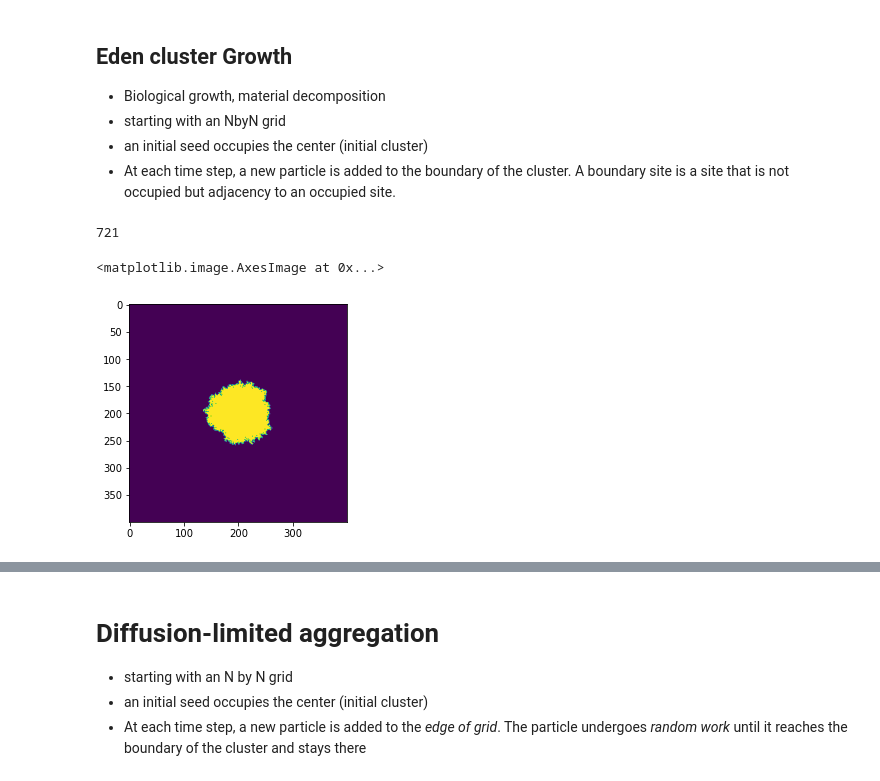
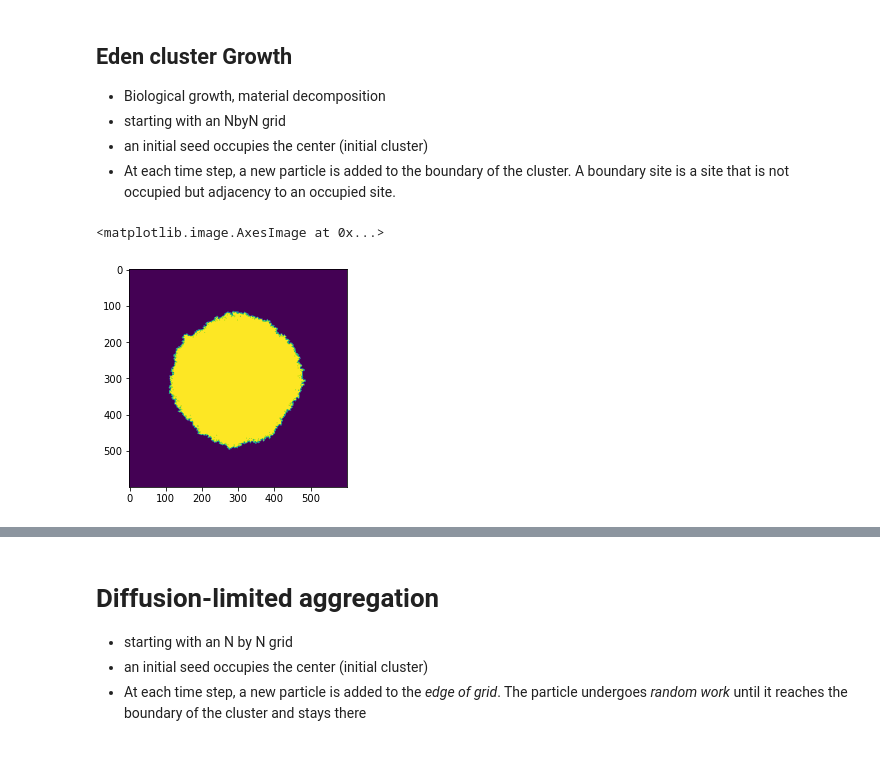
Before and after one commit to slxuphys/comp_phy, a Jupyter notebook: random_fractal.ipynb, the cells around one changed output, grey strips where cells are left out. Saved outputs shown, nothing was run; the diff lists cells and outputs as text; code cells hidden in the pictures.

```diff
--- a/random_fractal.ipynb
+++ b/random_fractal.ipynb
@@ -55,37 +55,37 @@ import numpy as np
 - an initial seed occupies the center (initial cluster)
 - At each time step, a new particle is added to the boundary of the cluster. A boundary site is a site that is not occupied but adjacency to an occupied site.
 # %%
-grid_size = 400
+grid_size = 600
 
 # Create the grid with a central seed
 grid = np.zeros((grid_size, grid_size))
 grid[grid_size//2, grid_size//2] = 1
 
 coord=grid_size//2, grid_size//2
 
 cluster={coord}
 neigh=[];
 neigh.append(tuple(np.array([0,1])+coord))
 neigh.append(tuple(np.array([0,-1])+coord))
 neigh.append(tuple(np.array([-1,0])+coord))
 neigh.append(tuple(np.array([1,0])+coord))
+num_neigh=[4]
 
-for i in range(10000):
+for i in range(100000):
     rd = np.random.randint(len(neigh));
     coord=neigh.pop(rd)
     cluster.add(coord)
     neigh.append(tuple(np.array([0,1])+coord))
     neigh.append(tuple(np.array([0,-1])+coord))
     neigh.append(tuple(np.array([-1,0])+coord))
     neigh.append(tuple(np.array([1,0])+coord))
     neigh=set(neigh)
     neigh.difference_update(cluster)
     neigh=list(neigh)
-print(len(neigh))
+    num_neigh.append(len(neigh))
 cluster = tuple(np.array(list(cluster)).transpose().tolist())
 grid[cluster]=1
 plt.imshow(grid)
 # %% [output]
-721
+<matplotlib.image.AxesImage at 0x...>
-<matplotlib.image.AxesImage at 0x...>
-[figure, old version]
+[figure, new version]
```
Also changed, not shown: parts of 2 cells of this notebook.
